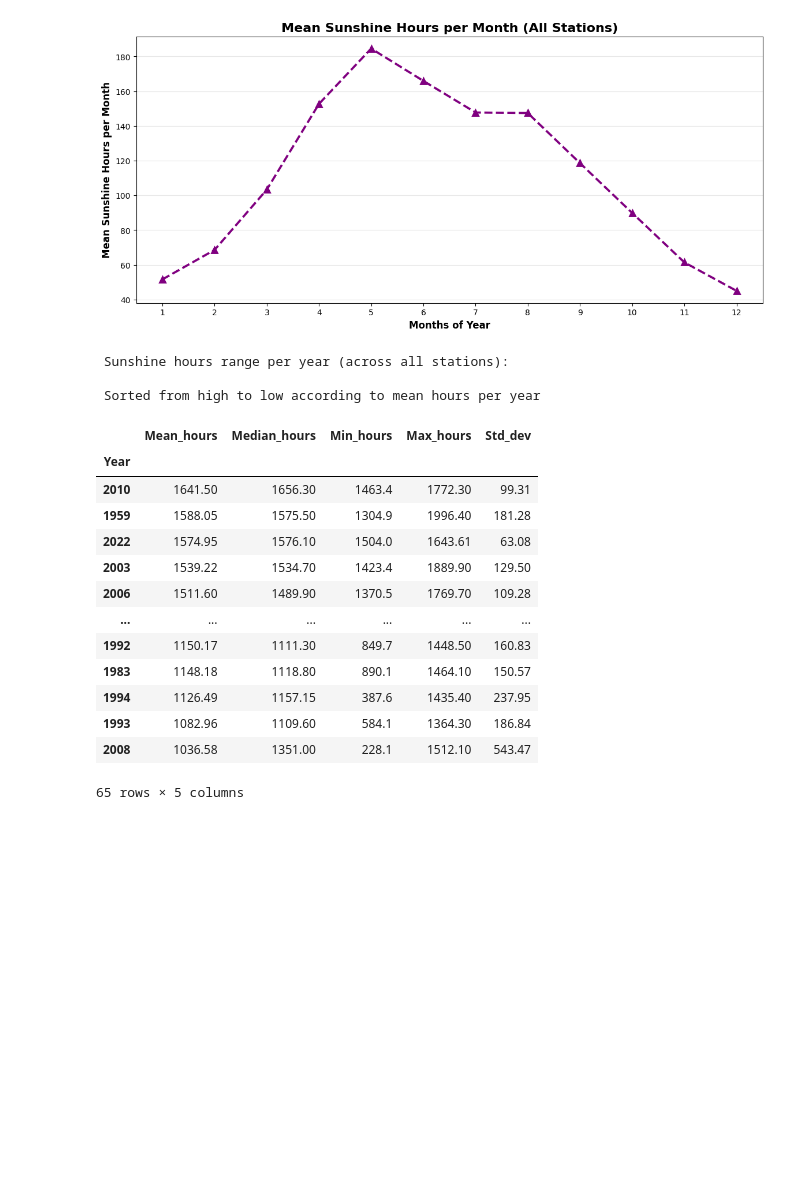
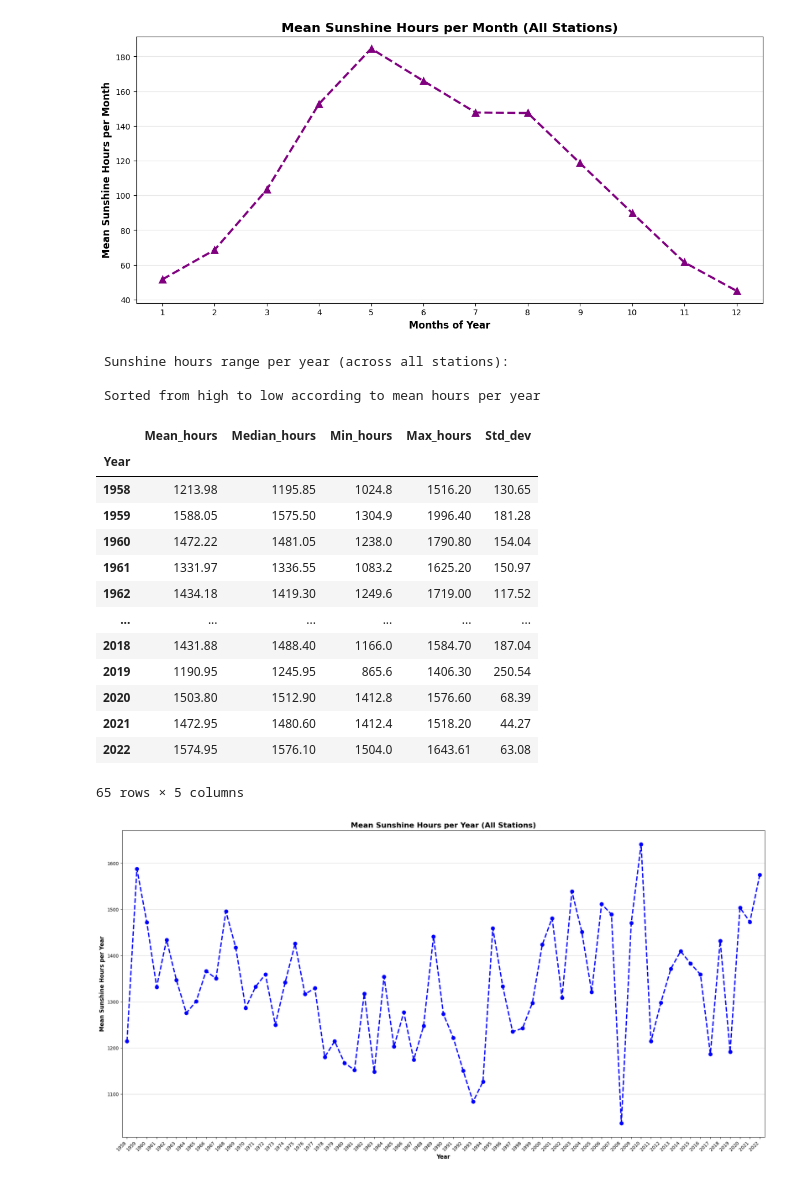
Before and after one commit to Hugo-van-Zyl/programming-for-data-analytics, a Jupyter notebook: Big Project/bigproject.ipynb, the cells around one changed output. Cells and saved outputs as stored; diff of their text form; code cells hidden in the pictures; blank space fills up the shorter version.

Commit message:
Mean sunshine hours per year plot added

```diff
--- a/Big Project/bigproject.ipynb
+++ b/Big Project/bigproject.ipynb
@@ -253,35 +253,56 @@ plt.show() # show plot
 # %%
 # Now I will calculate the average sunshine hours for each year
 # As the data is per month I will have to convert this to get yearly aggregate
 df_annual_totals = df_totalsunshinehrs.groupby(['Year', 'Meteorological Weather Station'])['Sunshine_Hours'].sum().reset_index() # sum all hours for all months of a given year
 df_annual_totals = df_annual_totals.rename(columns={'Sunshine_Hours': 'Annual_Total_Hours'}) # rename sunshine hours to annual total hours to make more sense
 # use .groupby to group the data per year number
 mean_by_year = df_annual_totals.groupby('Year')['Annual_Total_Hours'].agg([
     ('Mean_hours', 'mean'), # calculate the mean
     ('Median_hours', 'median'), # calculate the median
     ('Min_hours', 'min'), # calculate the minimum value
     ('Max_hours', 'max'), # calculate the maximum value
-    ('Std_dev', 'std'),]).round(2).sort_values('Mean_hours', ascending=False)  # sort higest to lowest using mean hours and round figures to 2 decimals
+    ('Std_dev', 'std'),]).round(2)  # round figures to 2 decimals
 
 print("\n Sunshine hours range per year (across all stations):")
 print("\n Sorted from high to low according to mean hours per year")
 display(mean_by_year) # show table
 # looks like a variation of almost 60% in the mean is possible from max to min year
+
+# Plot this data using seaborn
+# reset the index to make 'Year' a column for plotting
+mean_by_year_plot = mean_by_year.reset_index()
+plt.figure(figsize=(25, 12)) # set size of plot
+sns.pointplot( # use point plot
+    data=mean_by_year_plot,
+    x='Year', # set x values
+    y='Mean_hours', # set y values
+    color='blue', # set color of line
+    markers='o', # use markers to show data for point each station
+    linestyles='--' # use dotted lines to connect the data
+)
+
+plt.xlabel('Year', fontsize=12, fontweight='bold') # define label and make bold
+plt.ylabel('Mean Sunshine Hours per Year', fontsize=12, fontweight='bold') # define label and make bold
+plt.title('Mean Sunshine Hours per Year (All Stations)', fontsize=16, fontweight='bold') # define label and make bold
+plt.xticks(rotation=45, ha='right') # shift rotation of text for better display
+plt.grid(axis='y', alpha=0.5) # make a grid to easier see value levels on y axis
+plt.show() # show plot
 # %% [output]
  Sunshine hours range per year (across all stations):
 
  Sorted from high to low according to mean hours per year
 |  | Mean_hours | Median_hours | Min_hours | Max_hours | Std_dev |
 | Year |  |  |  |  |  |
-| 2010 | 1641.50 | 1656.30 | 1463.4 | 1772.30 | 99.31 |
+| 1958 | 1213.98 | 1195.85 | 1024.8 | 1516.20 | 130.65 |
 | 1959 | 1588.05 | 1575.50 | 1304.9 | 1996.40 | 181.28 |
+| 1960 | 1472.22 | 1481.05 | 1238.0 | 1790.80 | 154.04 |
+| 1961 | 1331.97 | 1336.55 | 1083.2 | 1625.20 | 150.97 |
+| 1962 | 1434.18 | 1419.30 | 1249.6 | 1719.00 | 117.52 |
+| ... | ... | ... | ... | ... | ... |
+| 2018 | 1431.88 | 1488.40 | 1166.0 | 1584.70 | 187.04 |
+| 2019 | 1190.95 | 1245.95 | 865.6 | 1406.30 | 250.54 |
+| 2020 | 1503.80 | 1512.90 | 1412.8 | 1576.60 | 68.39 |
+| 2021 | 1472.95 | 1480.60 | 1412.4 | 1518.20 | 44.27 |
 | 2022 | 1574.95 | 1576.10 | 1504.0 | 1643.61 | 63.08 |
-| 2003 | 1539.22 | 1534.70 | 1423.4 | 1889.90 | 129.50 |
-| 2006 | 1511.60 | 1489.90 | 1370.5 | 1769.70 | 109.28 |
-| ... | ... | ... | ... | ... | ... |
-| 1992 | 1150.17 | 1111.30 | 849.7 | 1448.50 | 160.83 |
-| 1983 | 1148.18 | 1118.80 | 890.1 | 1464.10 | 150.57 |
-| 1994 | 1126.49 | 1157.15 | 387.6 | 1435.40 | 237.95 |
-| 1993 | 1082.96 | 1109.60 | 584.1 | 1364.30 | 186.84 |
-| 2008 | 1036.58 | 1351.00 | 228.1 | 1512.10 | 543.47 |
 65 rows × 5 columns
+[figure, added]
```
